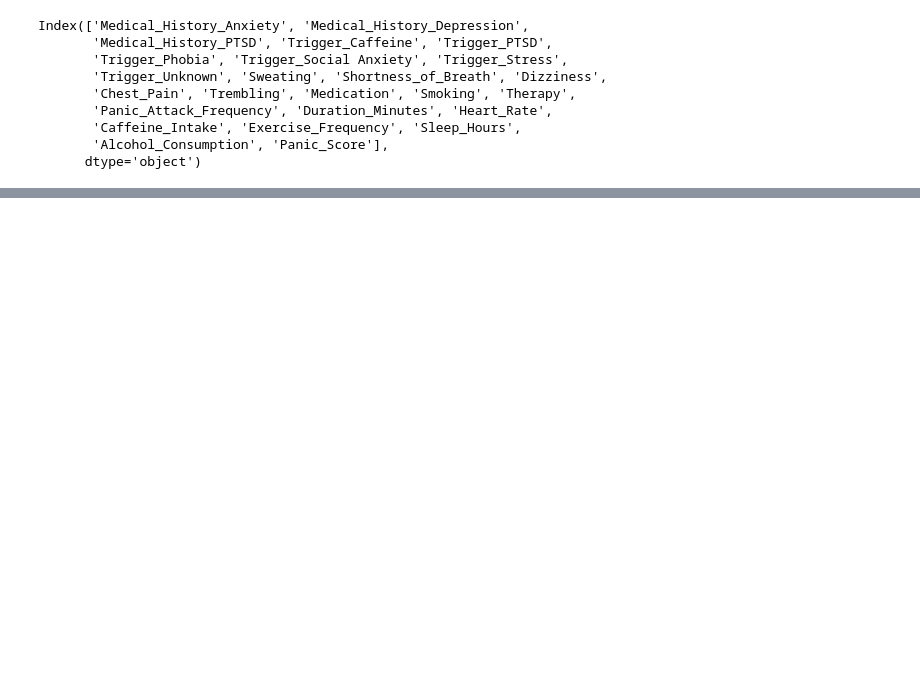
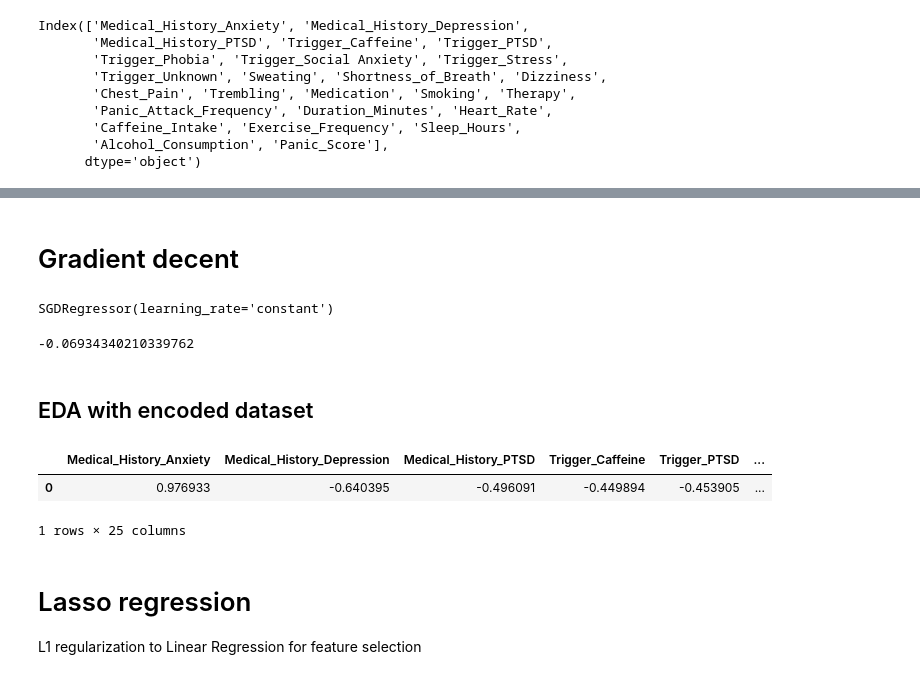
Before and after one commit to SadabAli/Panic-Attack, a Jupyter notebook: PanicAttack.ipynb, the cells around one changed output, grey strips where cells are left out. Cells and saved outputs as stored; diff of their text form; code cells hidden in the pictures; blank space fills up the shorter version.

```diff
--- a/PanicAttack.ipynb
+++ b/PanicAttack.ipynb
@@ -249,0 +428,21 @@ viz(df)
+# %% [markdown]
+# Gradient decent
+# %%
+from sklearn.linear_model import SGDRegressor
+reg = SGDRegressor(max_iter=1000,learning_rate='constant',eta0=0.01)
+reg.fit(X_train_trf, y_train)
+# %% [output]
+SGDRegressor(learning_rate='constant')
+# %%
+y_pred = reg.predict(X_test_trf)
+r2_score(y_test,y_pred)
+# %% [output]
+-0.06934340210339762
+# %% [markdown]
+## EDA with encoded dataset
+# %%
+df.head(1)
+# %% [output]
+|  | Medical_History_Anxiety | Medical_History_Depression | Medical_History_PTSD | Trigger_Caffeine | Trigger_PTSD | ... |
+| 0 | 0.976933 | -0.640395 | -0.496091 | -0.449894 | -0.453905 | ... |
+1 rows × 25 columns
@@ -249,0 +454,3 @@ viz(df)
+# %% [markdown]
+# Lasso regression
+L1 regularization to Linear Regression for feature selection
```
Also changed, not shown: parts of 19 cells of this notebook.
